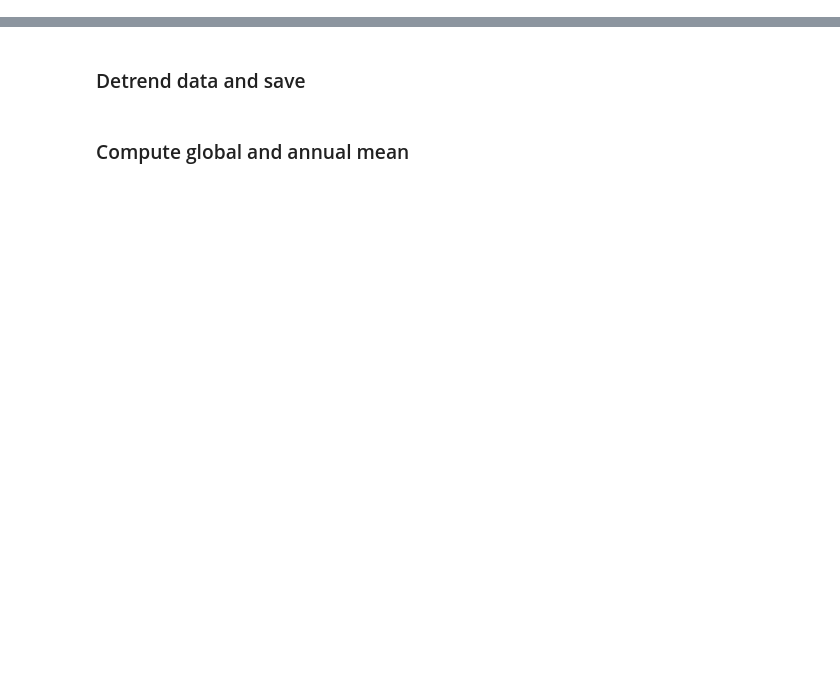
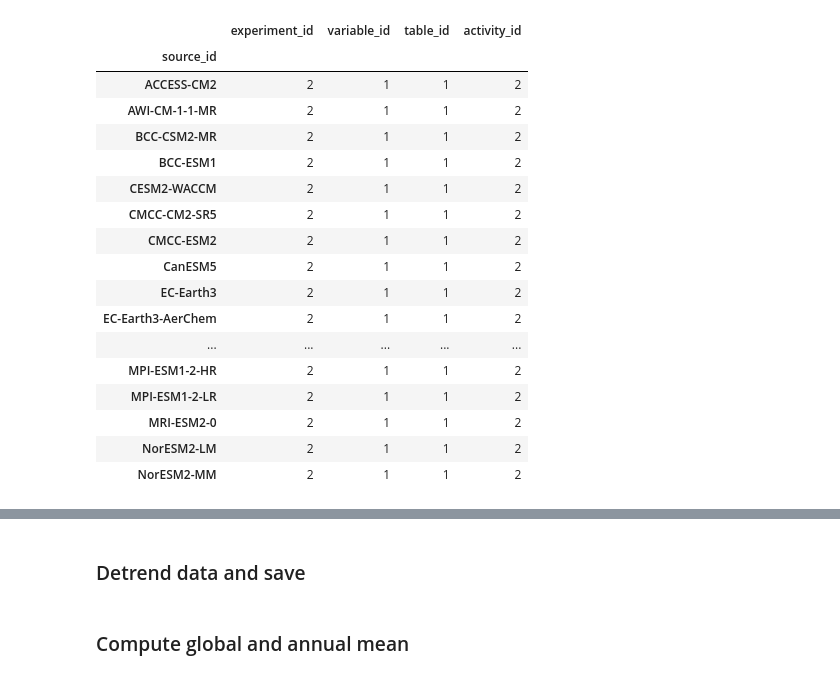
Before and after one commit to hrhampapura/moment_delta_mapping, a Jupyter notebook: notebooks/ncar_casper/01_cmip6_analysis.ipynb, the cells around one changed output, grey strips where cells are left out. Cells and saved outputs as stored; diff of their text form; code cells hidden in the pictures; blank space fills up the shorter version.

```diff
--- a/notebooks/ncar_casper/01_cmip6_analysis.ipynb
+++ b/notebooks/ncar_casper/01_cmip6_analysis.ipynb
@@ -106,0 +178,21 @@ df['activity_id'].unique()
+# %%
+df.groupby("source_id")[["experiment_id", "variable_id", "table_id","activity_id"]].nunique()
+# %% [output]
+|  | experiment_id | variable_id | table_id | activity_id |
+| source_id |  |  |  |  |
+| ACCESS-CM2 | 2 | 1 | 1 | 2 |
+| AWI-CM-1-1-MR | 2 | 1 | 1 | 2 |
+| BCC-CSM2-MR | 2 | 1 | 1 | 2 |
+| BCC-ESM1 | 2 | 1 | 1 | 2 |
+| CESM2-WACCM | 2 | 1 | 1 | 2 |
+| CMCC-CM2-SR5 | 2 | 1 | 1 | 2 |
+| CMCC-ESM2 | 2 | 1 | 1 | 2 |
+| CanESM5 | 2 | 1 | 1 | 2 |
+| EC-Earth3 | 2 | 1 | 1 | 2 |
+| EC-Earth3-AerChem | 2 | 1 | 1 | 2 |
+| ... | ... | ... | ... | ... |
+| MPI-ESM1-2-HR | 2 | 1 | 1 | 2 |
+| MPI-ESM1-2-LR | 2 | 1 | 1 | 2 |
+| MRI-ESM2-0 | 2 | 1 | 1 | 2 |
+| NorESM2-LM | 2 | 1 | 1 | 2 |
+| NorESM2-MM | 2 | 1 | 1 | 2 |
```
Also changed, not shown: parts of 20 cells of this notebook, 1 other file.
